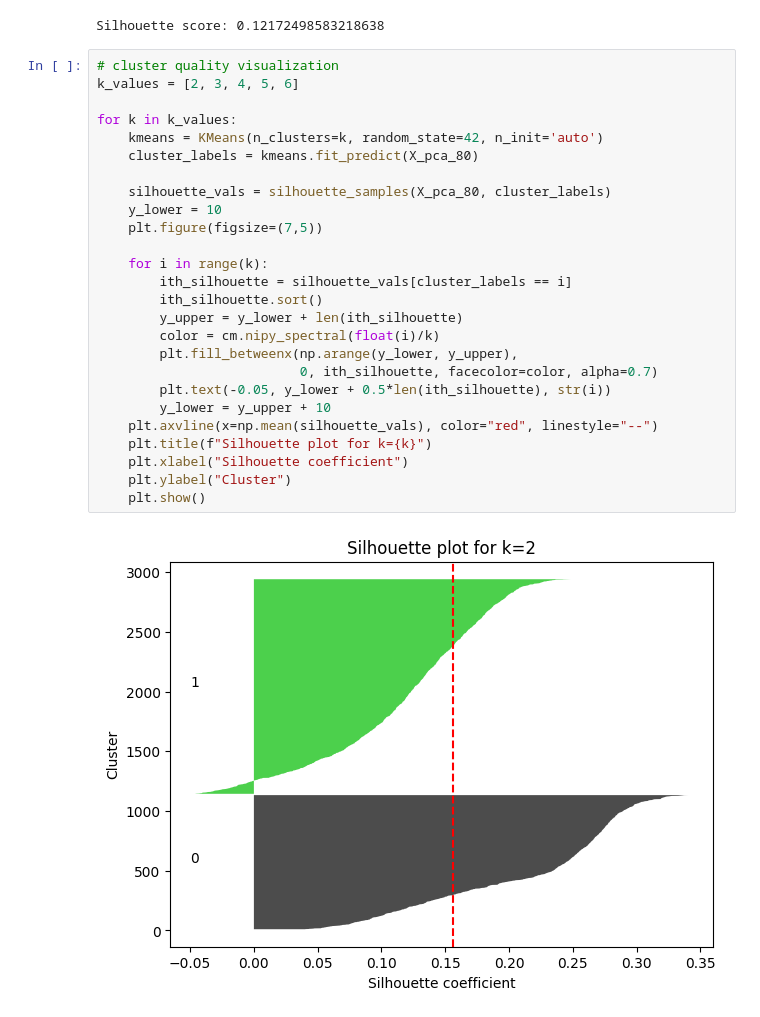
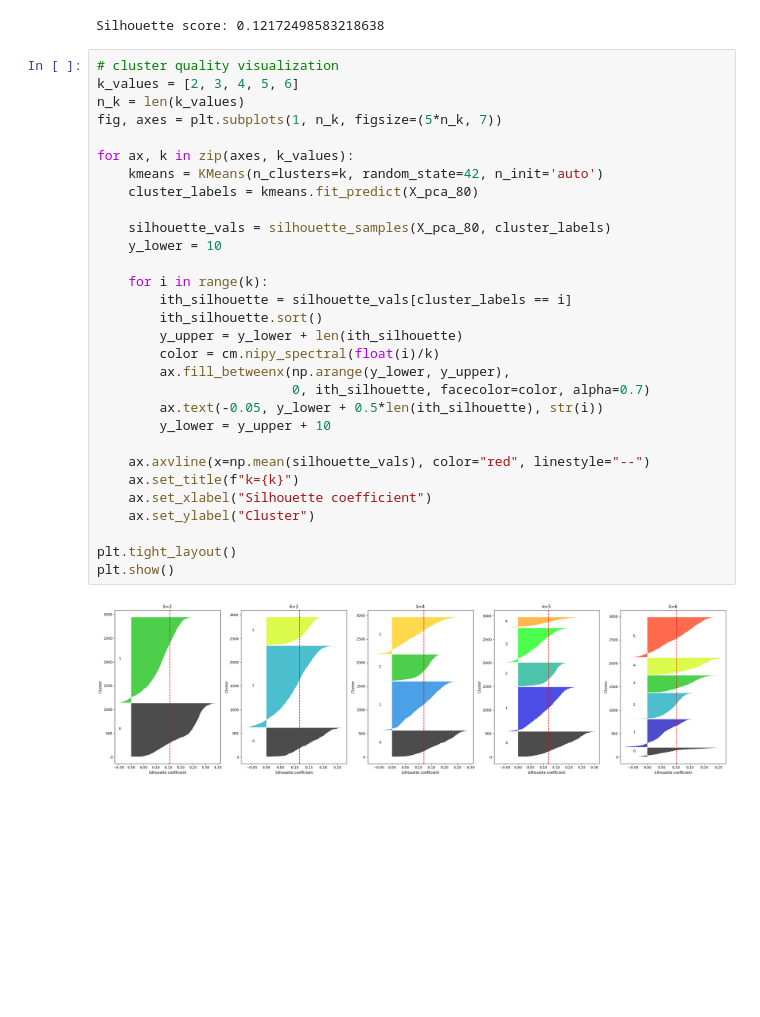
Before and after one commit to chiracarla/lab1, a Jupyter notebook: lab4.ipynb, the cells around one changed output. Saved outputs shown, nothing was run; the diff lists cells and outputs as text; blank space fills up the shorter version.

```diff
--- a/lab4.ipynb
+++ b/lab4.ipynb
@@ -177,28 +177,32 @@ Silhouette score: 0.12172498583218638
 # %%
 # cluster quality visualization
 k_values = [2, 3, 4, 5, 6]
+n_k = len(k_values)
+fig, axes = plt.subplots(1, n_k, figsize=(5*n_k, 7))
 
-for k in k_values:
+for ax, k in zip(axes, k_values):
     kmeans = KMeans(n_clusters=k, random_state=42, n_init='auto')
     cluster_labels = kmeans.fit_predict(X_pca_80)
 
     silhouette_vals = silhouette_samples(X_pca_80, cluster_labels)
     y_lower = 10
-    plt.figure(figsize=(7,5))
 
     for i in range(k):
         ith_silhouette = silhouette_vals[cluster_labels == i]
         ith_silhouette.sort()
         y_upper = y_lower + len(ith_silhouette)
         color = cm.nipy_spectral(float(i)/k)
-        plt.fill_betweenx(np.arange(y_lower, y_upper),
-                          0, ith_silhouette, facecolor=color, alpha=0.7)
-        plt.text(-0.05, y_lower + 0.5*len(ith_silhouette), str(i))
+        ax.fill_betweenx(np.arange(y_lower, y_upper),
+                         0, ith_silhouette, facecolor=color, alpha=0.7)
+        ax.text(-0.05, y_lower + 0.5*len(ith_silhouette), str(i))
         y_lower = y_upper + 10
-    plt.axvline(x=np.mean(silhouette_vals), color="red", linestyle="--")
-    plt.title(f"Silhouette plot for k={k}")
-    plt.xlabel("Silhouette coefficient")
-    plt.ylabel("Cluster")
-    plt.show()
+
+    ax.axvline(x=np.mean(silhouette_vals), color="red", linestyle="--")
+    ax.set_title(f"k={k}")
+    ax.set_xlabel("Silhouette coefficient")
+    ax.set_ylabel("Cluster")
+
+plt.tight_layout()
+plt.show()
 # %% [output]
-[figure, old version]
+[figure, new version]
```
Also changed, not shown: parts of 1 cell of this notebook.
